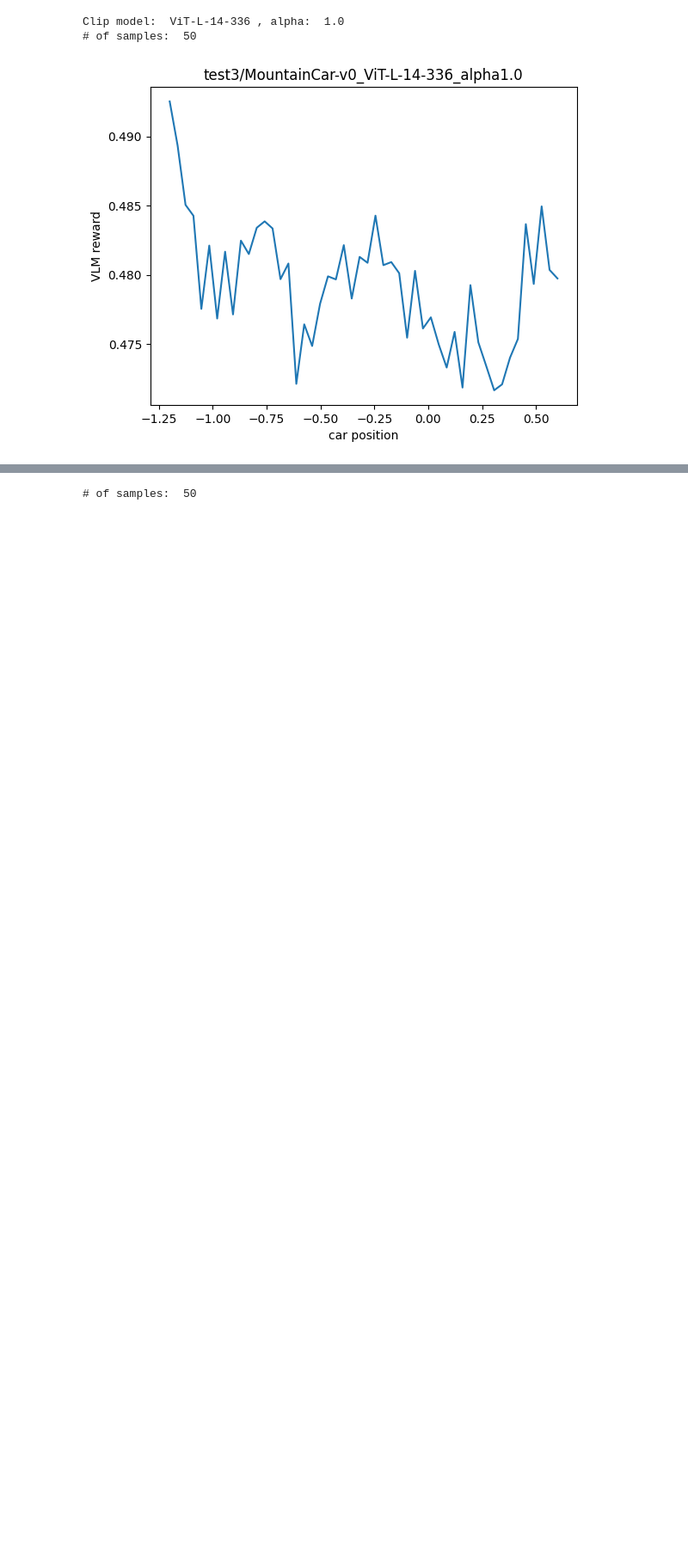
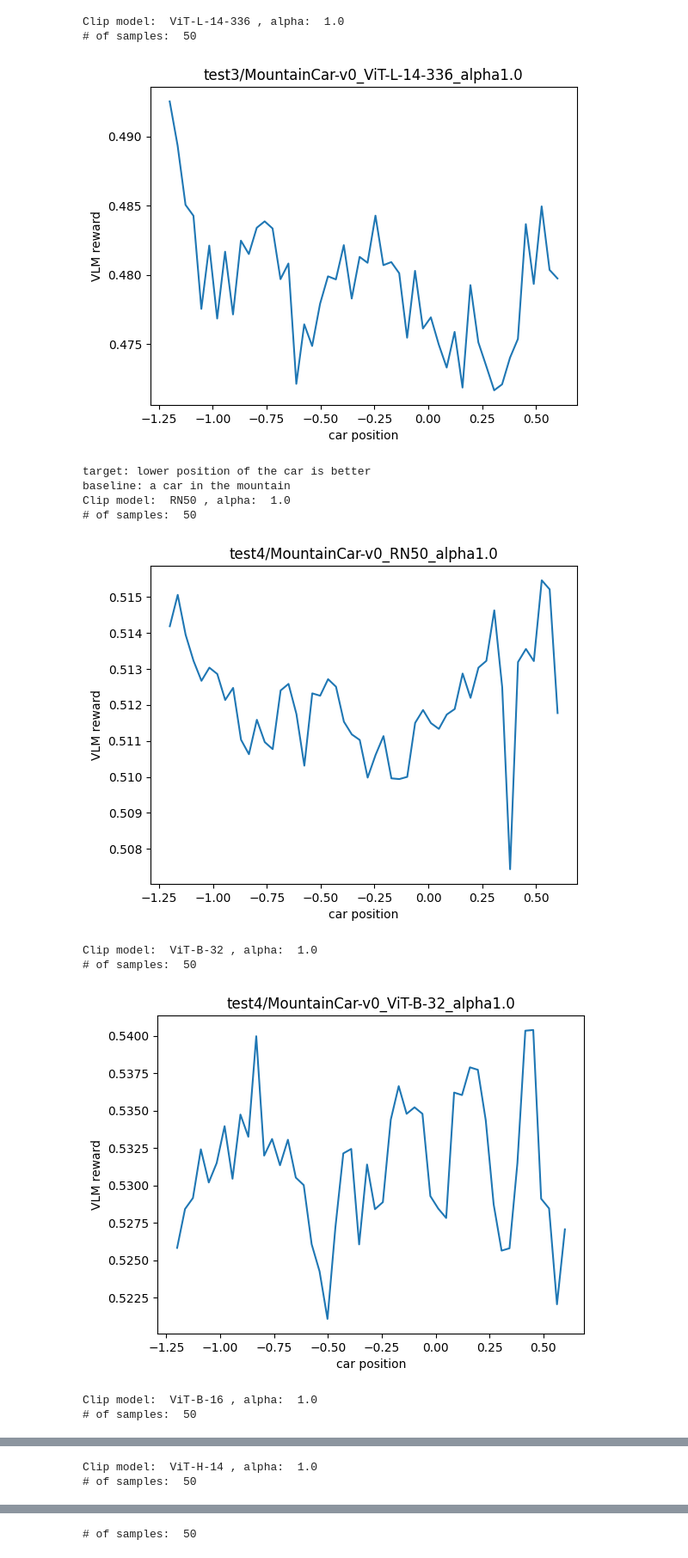
Before and after one commit to quantumiracle/human_prior_games, a Jupyter notebook: openai_gym/render_vlm_reward_full.ipynb, the cells around one changed output, grey strips where cells are left out. Shown at 86% size. Cells and saved outputs as stored; diff of their text form; code cells hidden in the pictures; blank space fills up the shorter version.

Commit message:
results

```diff
--- a/openai_gym/render_vlm_reward_full.ipynb
+++ b/openai_gym/render_vlm_reward_full.ipynb
@@ -9,15 +9,16 @@ from vlm_reward_test import *
 clip_model_list = ['RN50', 'ViT-B-32', 'ViT-B-16', 'ViT-H-14', 'ViT-L-14', 'ViT-L-14-336']
 
 envs = ['CartPole-v1', 'MountainCar-v0']
+# envs = ['MountainCar-v0']
 
 question_dict = {
-    # 'CartPole-v1': 'pole vertically upright on top of the cart',
+    'CartPole-v1': 'pole vertically upright on top of the cart',
     # 'CartPole-v1': 'The image features a white background with a black square in the center. The square is positioned at the bottom of the image, and it appears to be the main focal point. The black square is surrounded by a white background, creating a striking contrast between the two colors.',
-    'CartPole-v1': '',
+    # 'CartPole-v1': '',
     'Pendulum-v1': 'pendulum in the upright position',
-    # 'MountainCar-v0': 'a car at the peak of the mountain, next to the yellow flag',
+    'MountainCar-v0': 'a car at the peak of the mountain, next to the yellow flag',
     # 'MountainCar-v0': 'The image is a white background with a curved line drawn on it. The line is shaped like a wave, and it appears to be a graph or a representation of a curve. There is a small car or truck at the end of the curve, giving the impression that it is traveling along the curved path.',
-    'MountainCar-v0': '',
+    # 'MountainCar-v0': '',
     # 'MountainCar-v0': 'lower position of the car is better',
 }
 
@@ -56,12 +57,12 @@ def get_result(env_name, clip_model, question, baseline, samples=50, alpha=1.0,
     with open(f'{folder}/{env_name}_{clip_model}_alpha{alpha}_results.pkl', 'wb') as file:
         pickle.dump(result_dict, file)
 # %%
-save_folder = 'test3'
+save_folder = 'test5'
 for env in envs:
     for clip_model in clip_model_list:
         question = question_dict[env]
         baseline = baseline_dict[env]
-        get_result(env, clip_model, question, baseline, samples=50, alpha=1.0, folder=save_folder)
+        get_result(env, clip_model, question, baseline, samples=50, alpha=0.0, folder=save_folder)
 
         with open(f"{save_folder}/{env}_prompt.txt", "w") as file:
             # Write the first string followed by a newline character
@@ -366,3 +355,32 @@ Clip model:  ViT-L-14 , alpha:  1.0
 Clip model:  ViT-L-14-336 , alpha:  1.0
 # of samples:  50
 [figure]
+# %%
+# enumerate all results
+env='MountainCar-v0'
+alpha=1.0
+save_folder = 'test4'
+
+
+# print prompt
+with open(f"{save_folder}/{env}_prompt.txt", "r") as file:
+    # Write the first string followed by a newline character
+    print(file.read())
+
+
+for clip_model in clip_model_list:
+    path = f'{save_folder}/{env}_{clip_model}_alpha{alpha}_results.pkl'
+    print('Clip model: ', clip_model, ', alpha: ', alpha)
+    load_results(path, env=env, show_frame=False)
+    print('\n')
+# %% [output]
+target: lower position of the car is better
+baseline: a car in the mountain
+Clip model:  RN50 , alpha:  1.0
+# of samples:  50
+[figure, added]
+Clip model:  ViT-B-32 , alpha:  1.0
+# of samples:  50
+[figure, added]
+Clip model:  ViT-B-16 , alpha:  1.0
+# of samples:  50
@@ -368,0 +388,2 @@ Clip model:  ViT-L-14-336 , alpha:  1.0
+Clip model:  ViT-H-14 , alpha:  1.0
+# of samples:  50
```
Also changed, not shown: parts of 2 cells of this notebook.
